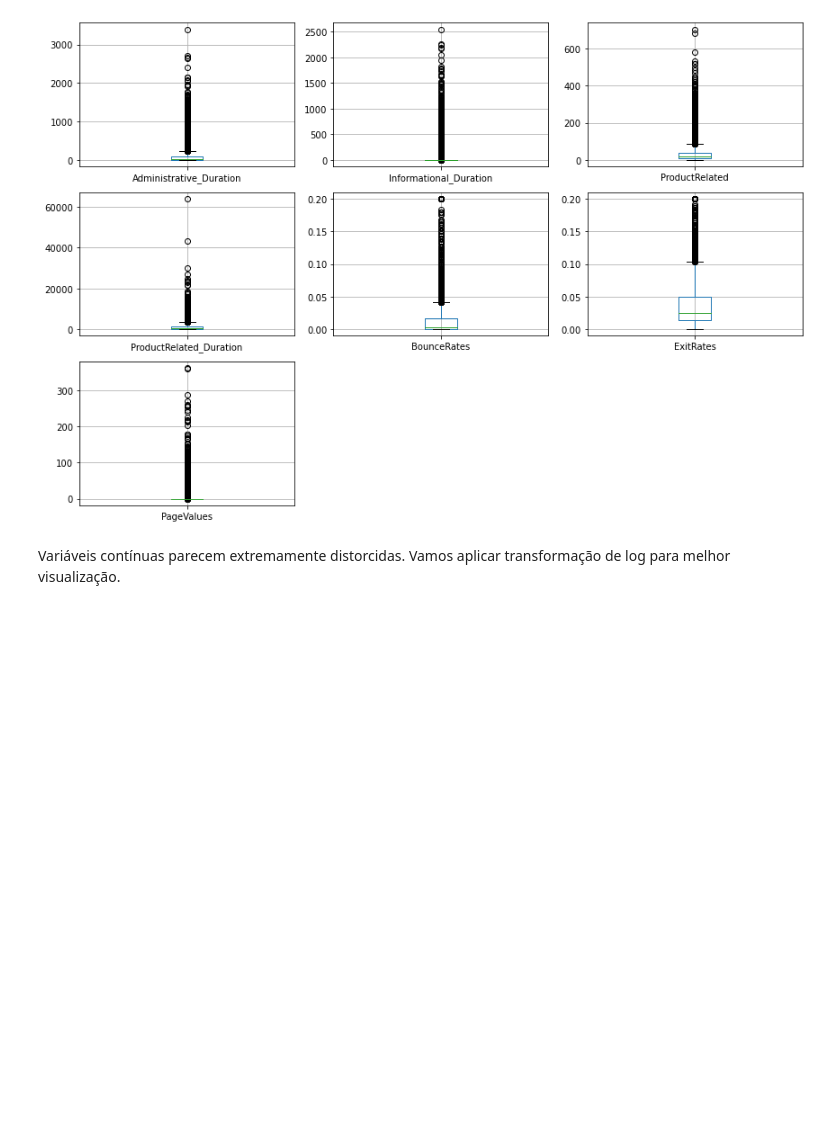
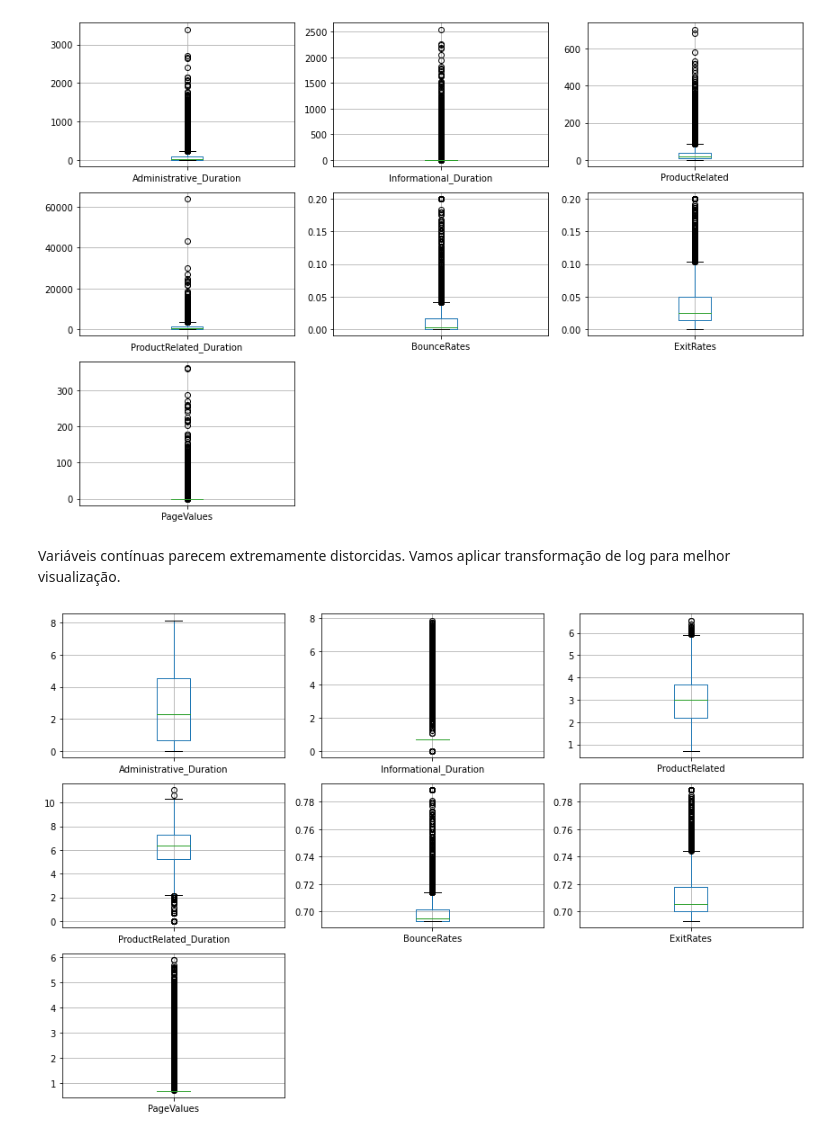
Before and after one commit to Gugah007/Projeto-ML-Classifica-o-Prevendo-a-intencao-de-compras-de-usuario-usando-SVM, a Jupyter notebook: Prevendo a Intencao de Compras de Usuario usando SVM.ipynb, the cells around one changed output. Cells and saved outputs as stored; diff of their text form; code cells hidden in the pictures; blank space fills up the shorter version.

```diff
--- a/Prevendo a Intencao de Compras de Usuario usando SVM.ipynb
+++ b/Prevendo a Intencao de Compras de Usuario usando SVM.ipynb
@@ -187,5 +187,3 @@ for i, col in enumerate(continuous):
     plt.tight_layout()
 # %% [output]
 [figure]
-# %% [markdown]
-Variáveis contínuas parecem extremamente distorcidas. Vamos aplicar transformação de log para melhor visualização.
@@ -195,9 +190,2 @@ df[continuous] = np.log1p(1 + df[continuous])
-# %%
-# Plot das variáveis contínuas
-
-# Tamanho da área de plotagem
-fig = plt.figure(figsize = (12,8))
-
-# Loop pelas variaveis continuas
-for i, col in enumerate(continuous):
-    plt.subplot(3,3,)
+# %% [markdown]
+Variáveis contínuas parecem extremamente distorcidas. Vamos aplicar transformação de log para melhor visualização.
@@ -203,0 +195,13 @@ for i, col in enumerate(continuous):
+# %%
+# Plot das variáveis contínuas
+
+# Tamanho da área de plotagem
+fig = plt.figure(figsize = (12,8))
+
+# Loop pelas variaveis continuas
+for i, col in enumerate(continuous):
+    plt.subplot(3,3,i+1);
+    df.boxplot(col);
+    plt.tight_layout()
+# %% [output]
+[figure, added]
```
Also changed, not shown: parts of 3 cells of this notebook.
